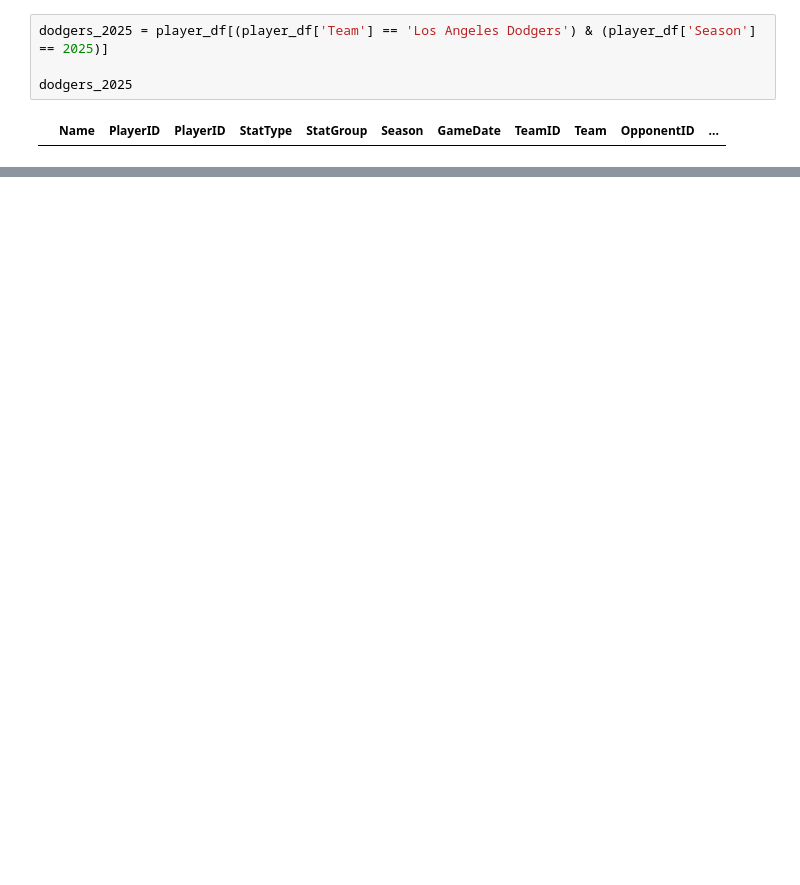
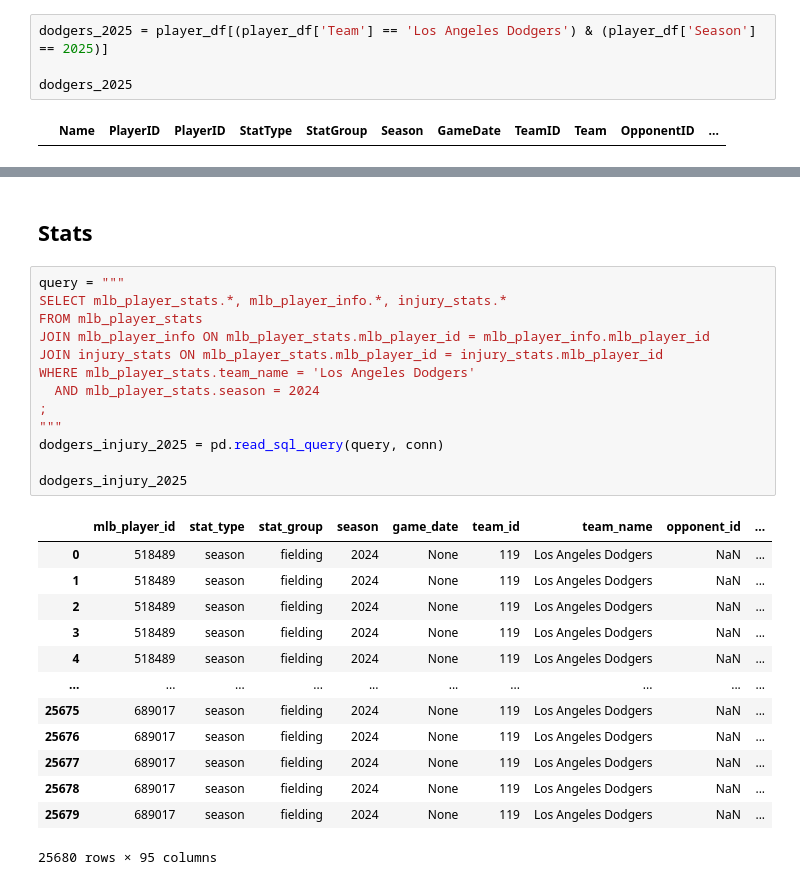
Before and after one commit to laniel123/MLB_Injury_Report, a Jupyter notebook: mlb/notebooks/Mlb_player_db.ipynb, the cells around one changed output, grey strips where cells are left out. Drawn from its saved outputs; the diff is of its cells as text; blank space fills up the shorter version.

```diff
--- a/mlb/notebooks/Mlb_player_db.ipynb
+++ b/mlb/notebooks/Mlb_player_db.ipynb
@@ -394,0 +349,29 @@ dodgers_2024 = player_df_cleaned[
+# %% [markdown]
+## Stats
+# %%
+query = """
+SELECT mlb_player_stats.*, mlb_player_info.*, injury_stats.*
+FROM mlb_player_stats
+JOIN mlb_player_info ON mlb_player_stats.mlb_player_id = mlb_player_info.mlb_player_id
+JOIN injury_stats ON mlb_player_stats.mlb_player_id = injury_stats.mlb_player_id
+WHERE mlb_player_stats.team_name = 'Los Angeles Dodgers'
+  AND mlb_player_stats.season = 2024
+;
+"""
+dodgers_injury_2025 = pd.read_sql_query(query, conn)
+
+dodgers_injury_2025
+# %% [output]
+|  | mlb_player_id | stat_type | stat_group | season | game_date | team_id | team_name | opponent_id | ... |
+| 0 | 518489 | season | fielding | 2024 | None | 119 | Los Angeles Dodgers | NaN | ... |
+| 1 | 518489 | season | fielding | 2024 | None | 119 | Los Angeles Dodgers | NaN | ... |
+| 2 | 518489 | season | fielding | 2024 | None | 119 | Los Angeles Dodgers | NaN | ... |
+| 3 | 518489 | season | fielding | 2024 | None | 119 | Los Angeles Dodgers | NaN | ... |
+| 4 | 518489 | season | fielding | 2024 | None | 119 | Los Angeles Dodgers | NaN | ... |
+| ... | ... | ... | ... | ... | ... | ... | ... | ... | ... |
+| 25675 | 689017 | season | fielding | 2024 | None | 119 | Los Angeles Dodgers | NaN | ... |
+| 25676 | 689017 | season | fielding | 2024 | None | 119 | Los Angeles Dodgers | NaN | ... |
+| 25677 | 689017 | season | fielding | 2024 | None | 119 | Los Angeles Dodgers | NaN | ... |
+| 25678 | 689017 | season | fielding | 2024 | None | 119 | Los Angeles Dodgers | NaN | ... |
+| 25679 | 689017 | season | fielding | 2024 | None | 119 | Los Angeles Dodgers | NaN | ... |
+25680 rows × 95 columns
```
Also changed, not shown: parts of 12 cells of this notebook, 5 other files.
